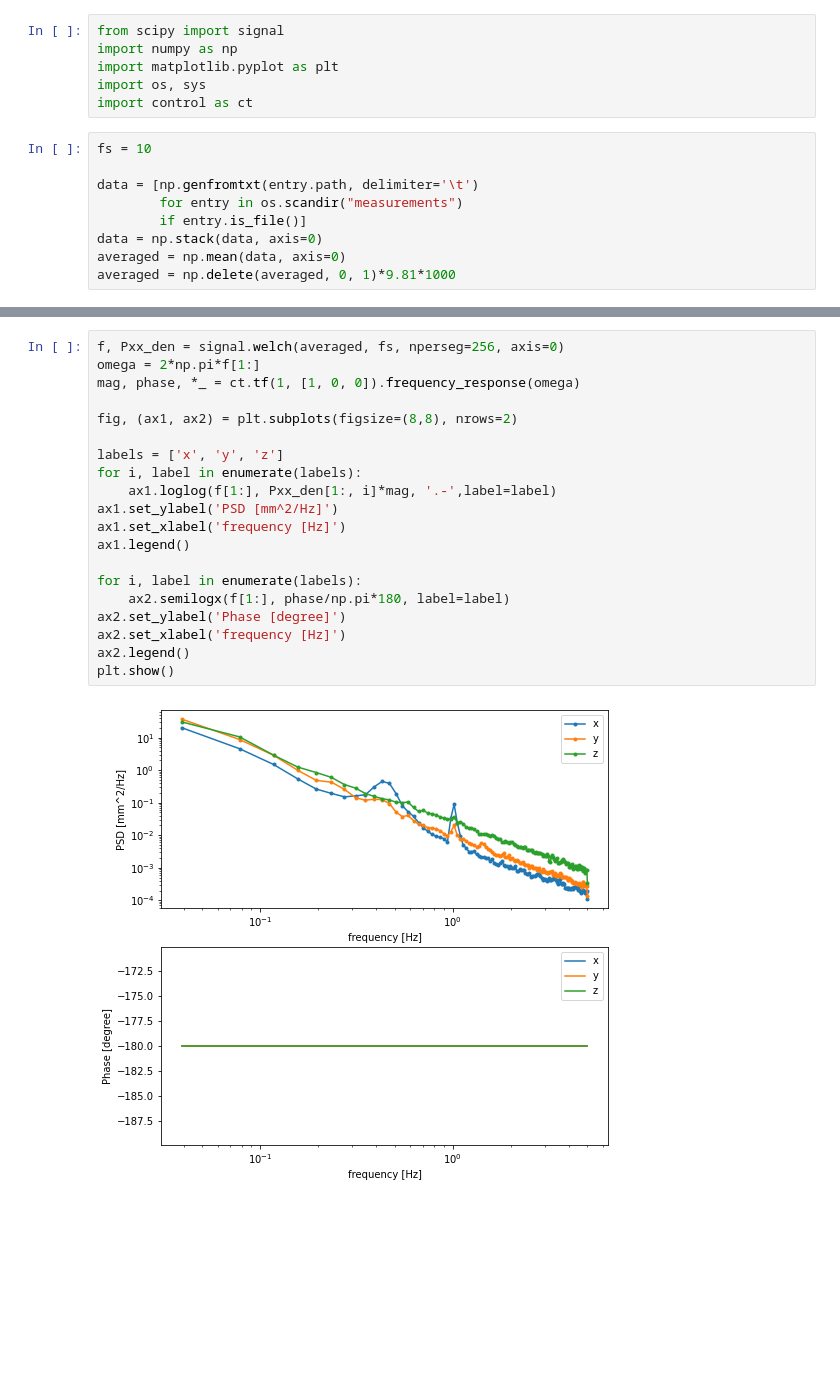
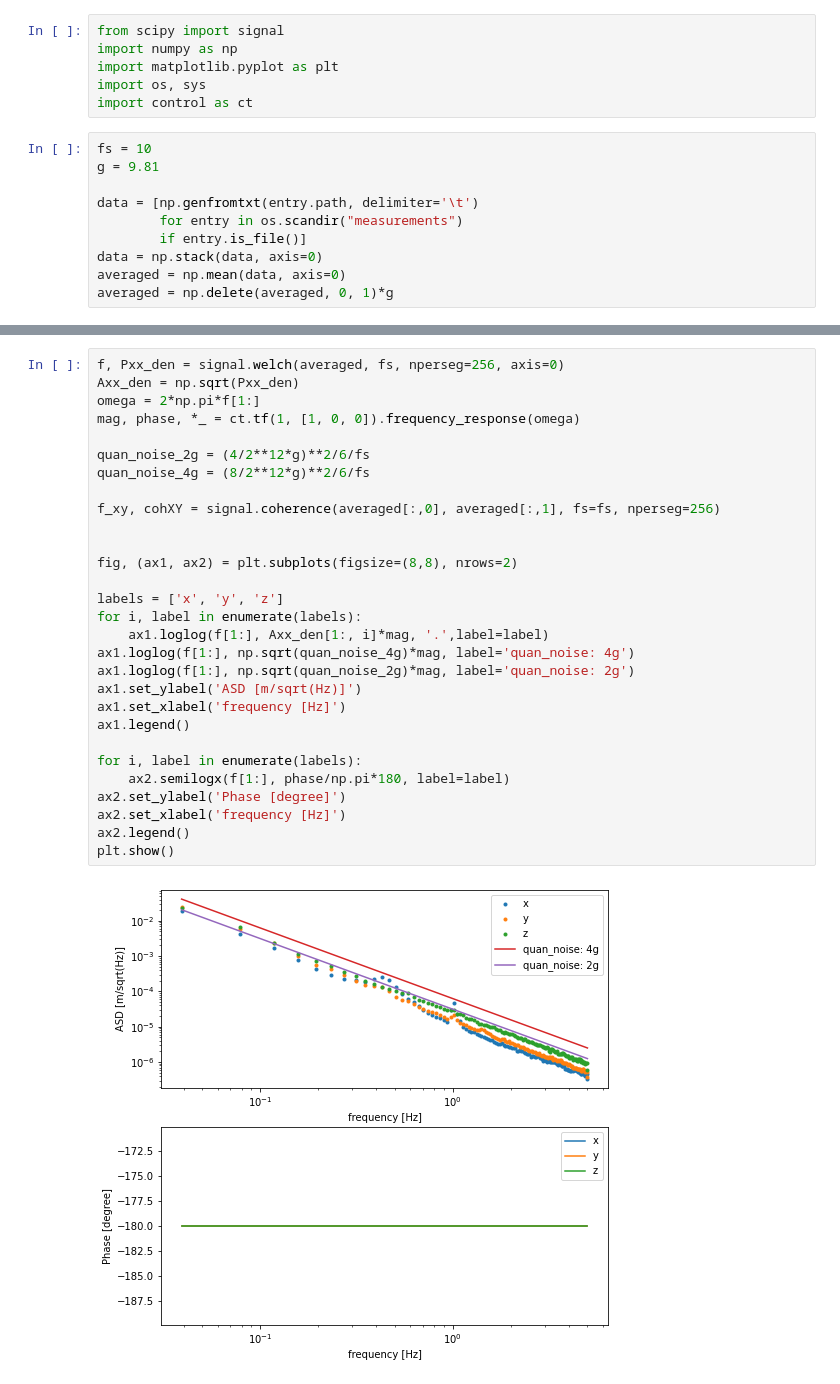
Before and after one commit to lamyc/pendulum_modeling, a Jupyter notebook: nano_33/noise.ipynb, the cells around one changed output, grey strips where cells are left out. Drawn from its saved outputs; the diff is of its cells as text; blank space fills up the shorter version.

```diff
--- a/nano_33/noise.ipynb
+++ b/nano_33/noise.ipynb
@@ -6,10 +6,11 @@ import os, sys
 import control as ct
 # %%
 fs = 10
+g = 9.81
 
 data = [np.genfromtxt(entry.path, delimiter='\t')
         for entry in os.scandir("measurements")
         if entry.is_file()]
 data = np.stack(data, axis=0)
 averaged = np.mean(data, axis=0)
-averaged = np.delete(averaged, 0, 1)*9.81*1000
+averaged = np.delete(averaged, 0, 1)*g
@@ -20,22 +25,31 @@ data.shape
 # %%
 f, Pxx_den = signal.welch(averaged, fs, nperseg=256, axis=0)
+Axx_den = np.sqrt(Pxx_den)
 omega = 2*np.pi*f[1:]
 mag, phase, *_ = ct.tf(1, [1, 0, 0]).frequency_response(omega)
+
+quan_noise_2g = (4/2**12*g)**2/6/fs
+quan_noise_4g = (8/2**12*g)**2/6/fs
+
+f_xy, cohXY = signal.coherence(averaged[:,0], averaged[:,1], fs=fs, nperseg=256)
+
 
 fig, (ax1, ax2) = plt.subplots(figsize=(8,8), nrows=2)
 
 labels = ['x', 'y', 'z']
 for i, label in enumerate(labels):
-    ax1.loglog(f[1:], Pxx_den[1:, i]*mag, '.-',label=label)
-ax1.set_ylabel('PSD [mm^2/Hz]')
+    ax1.loglog(f[1:], Axx_den[1:, i]*mag, '.',label=label)
+ax1.loglog(f[1:], np.sqrt(quan_noise_4g)*mag, label='quan_noise: 4g')
+ax1.loglog(f[1:], np.sqrt(quan_noise_2g)*mag, label='quan_noise: 2g')
+ax1.set_ylabel('ASD [m/sqrt(Hz)]')
 ax1.set_xlabel('frequency [Hz]')
 ax1.legend()
 
 for i, label in enumerate(labels):
     ax2.semilogx(f[1:], phase/np.pi*180, label=label)
 ax2.set_ylabel('Phase [degree]')
 ax2.set_xlabel('frequency [Hz]')
 ax2.legend()
 plt.show()
 # %% [output]
-[figure, old version]
+[figure, new version]
```
Also changed, not shown: parts of 3 cells of this notebook, 34 other files.
